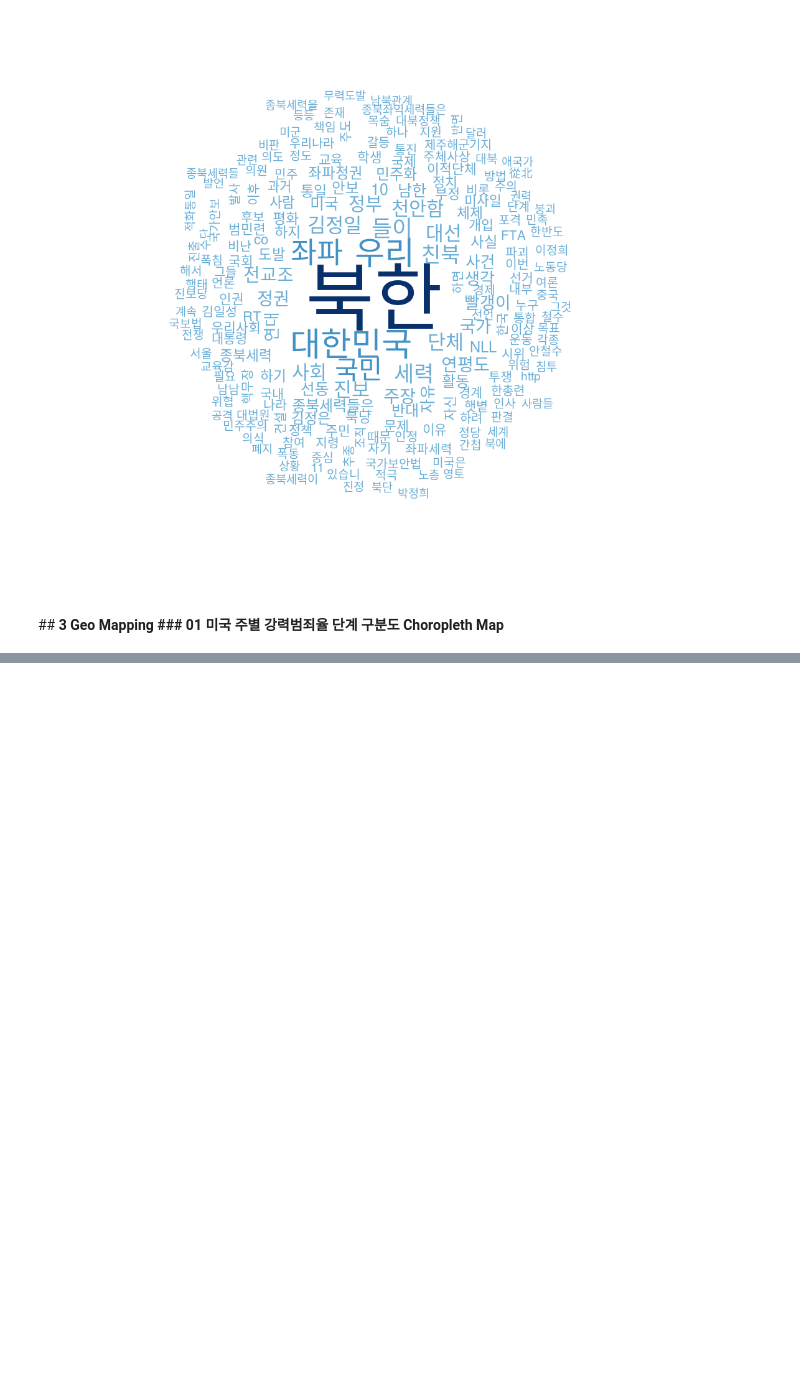
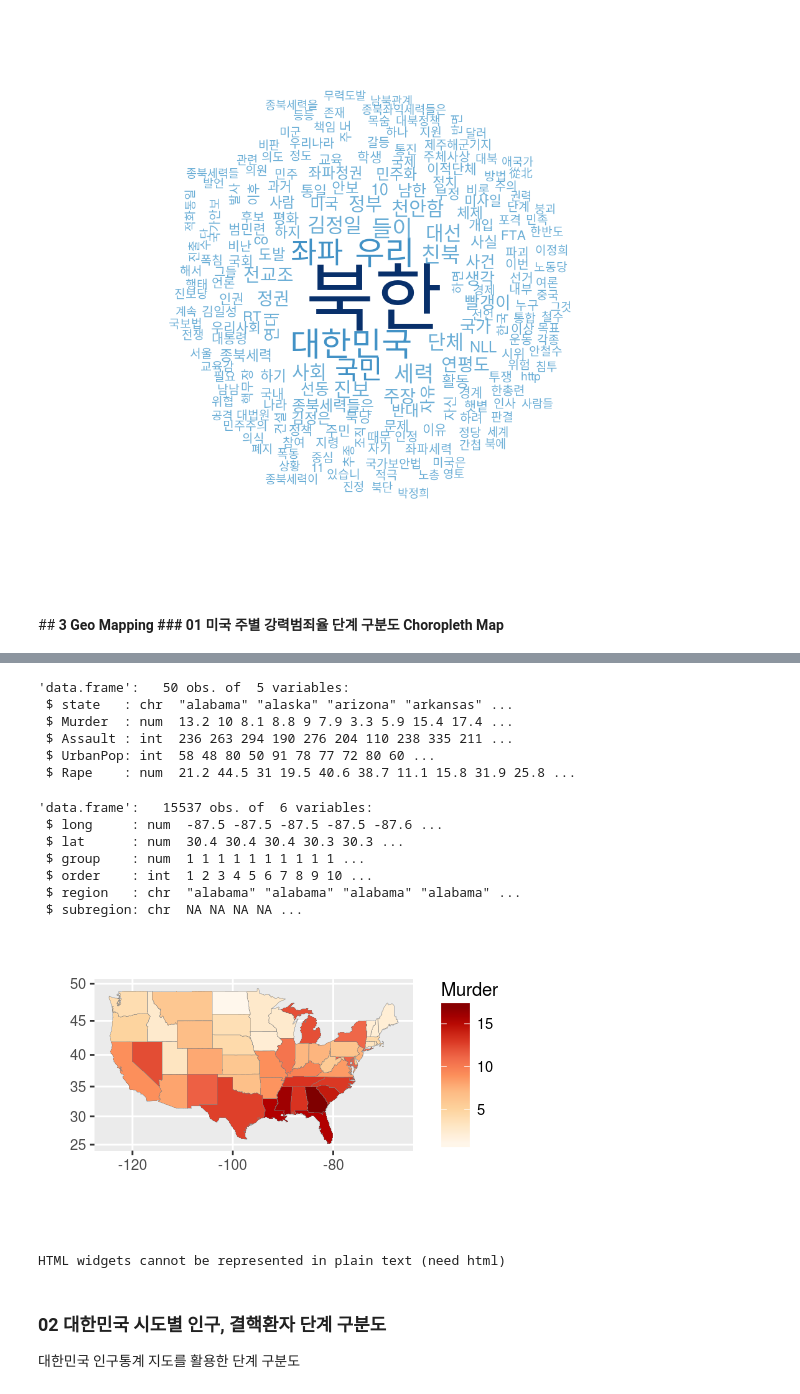
Before and after one commit to YongBeomKim/R, a Jupyter notebook: R04.Visualization.ipynb, the cells around one changed output, grey strips where cells are left out. Cells and saved outputs as stored; diff of their text form; code cells hidden in the pictures; blank space fills up the shorter version.

```diff
--- a/R04.Visualization.ipynb
+++ b/R04.Visualization.ipynb
@@ -477,0 +412,44 @@ ggChoropleth(data = tbc,           # 지도에 표현할 데이터
+# %%
+# 지역명이 index 로 흩어져 있어서 이를 column으로 묶을 필요가 있다
+# rownames_to_column() 함수를 사용하기 위한 'tibble'라이브러리 호출
+library(tibble)
+crime <- rownames_to_column(USArrests, var = "state") # index 이름들을 해당 data.frame의 state 컬럼에 담는다
+crime$state <- tolower(crime$state)                   # 모든 string을 '소문자'로 변경한다
+str(crime)                                            # data.frame 의 structure를 확인
+# %% [output]
+'data.frame':   50 obs. of  5 variables:
+ $ state   : chr  "alabama" "alaska" "arizona" "arkansas" ...
+ $ Murder  : num  13.2 10 8.1 8.8 9 7.9 3.3 5.9 15.4 17.4 ...
+ $ Assault : int  236 263 294 190 276 204 110 238 335 211 ...
+ $ UrbanPop: int  58 48 80 50 91 78 77 72 80 60 ...
+ $ Rape    : num  21.2 44.5 31 19.5 40.6 38.7 11.1 15.8 31.9 25.8 ...
+# %%
+library(ggplot2)                  # 'map_data()' 를 위한 'qqplot2' 라이브러리 호출
+options(repr.plot.width=4, repr.plot.height=2.5)
+
+states_map <- map_data("state")
+str(states_map)
+ggChoropleth(data = crime,         # 지도에 표현할 데이터
+             aes(fill   = Murder,  # 색깔로 표현할 변수
+                 map_id = state),  # 지역 기준 변수
+             map = states_map)     # 지도 데이터
+# %% [output]
+'data.frame':   15537 obs. of  6 variables:
+ $ long     : num  -87.5 -87.5 -87.5 -87.5 -87.6 ...
+ $ lat      : num  30.4 30.4 30.4 30.3 30.3 ...
+ $ group    : num  1 1 1 1 1 1 1 1 1 1 ...
+ $ order    : int  1 2 3 4 5 6 7 8 9 10 ...
+ $ region   : chr  "alabama" "alabama" "alabama" "alabama" ...
+ $ subregion: chr  NA NA NA NA ...
+[figure, added]
+# %%
+ggChoropleth(data = crime,         # 지도에 표현할 데이터
+             aes(fill   = Murder,  # 색깔로 표현할 변수
+                 map_id = state),  # 지역 기준 변수
+             map = states_map,     # 지도 데이터
+             interactive = T)      # 인터랙티브 단계의 구분도를 실행 (여기선 안됨에 유의)
+# %% [output]
+HTML widgets cannot be represented in plain text (need html)
+# %% [markdown]
+### <strong> 02 대한민국 시도별 인구, 결핵환자 단계 구분도
+대한민국 인구통계 지도를 활용한 단계 구분도
```
Also changed, not shown: parts of 24 cells of this notebook, 3 other files.
